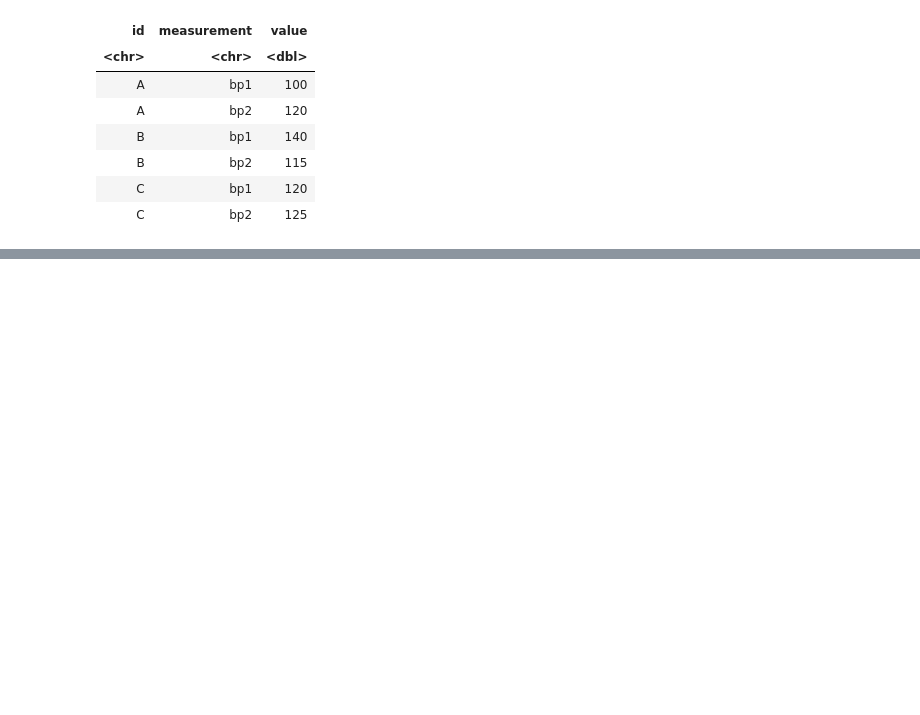
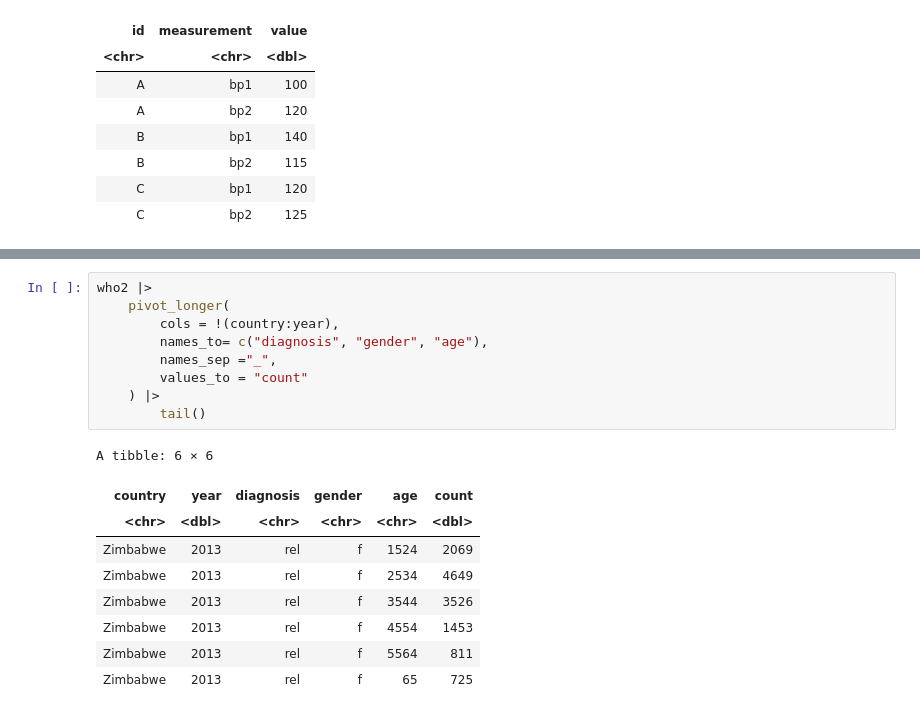
Before and after one commit to SamGombs20/learningR, a Jupyter notebook: code/R_for_data_science.ipynb, the cells around one changed output, grey strips where cells are left out. Cells and saved outputs as stored; diff of their text form; blank space fills up the shorter version.

```diff
--- a/code/R_for_data_science.ipynb
+++ b/code/R_for_data_science.ipynb
@@ -431,0 +444,19 @@ A tibble: 6 × 3
+# %%
+who2 |>
+    pivot_longer(
+        cols = !(country:year),
+        names_to= c("diagnosis", "gender", "age"),
+        names_sep ="_",
+        values_to = "count"
+    ) |>
+        tail()
+# %% [output]
+A tibble: 6 × 6
+| country | year | diagnosis | gender | age | count |
+| <chr> | <dbl> | <chr> | <chr> | <chr> | <dbl> |
+| Zimbabwe | 2013 | rel | f | 1524 | 2069 |
+| Zimbabwe | 2013 | rel | f | 2534 | 4649 |
+| Zimbabwe | 2013 | rel | f | 3544 | 3526 |
+| Zimbabwe | 2013 | rel | f | 4554 | 1453 |
+| Zimbabwe | 2013 | rel | f | 5564 | 811 |
+| Zimbabwe | 2013 | rel | f | 65 | 725 |
```
Also changed, not shown: parts of 10 cells of this notebook.
